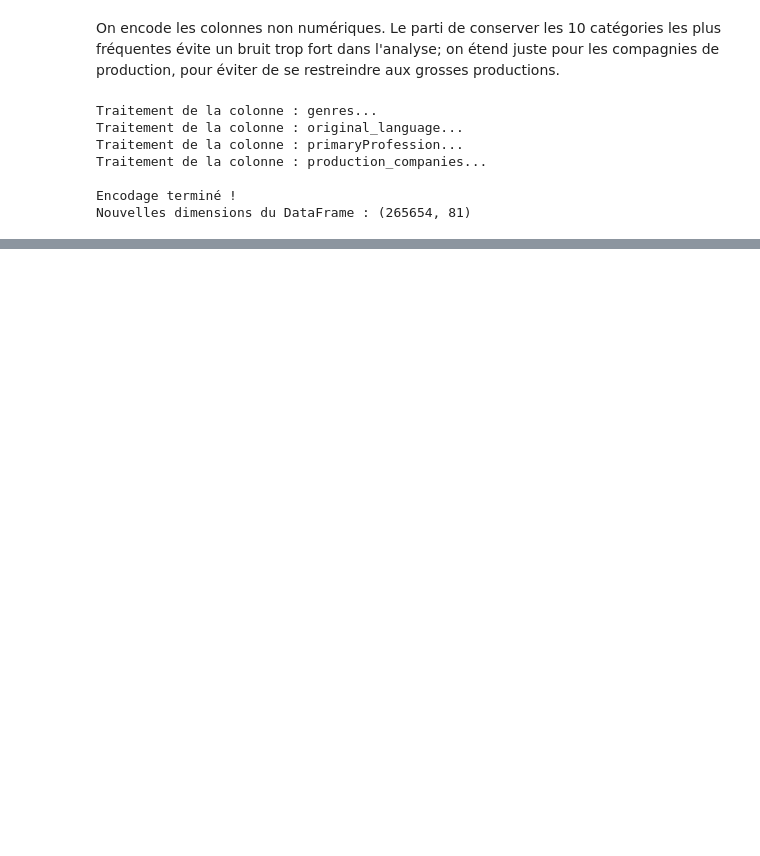
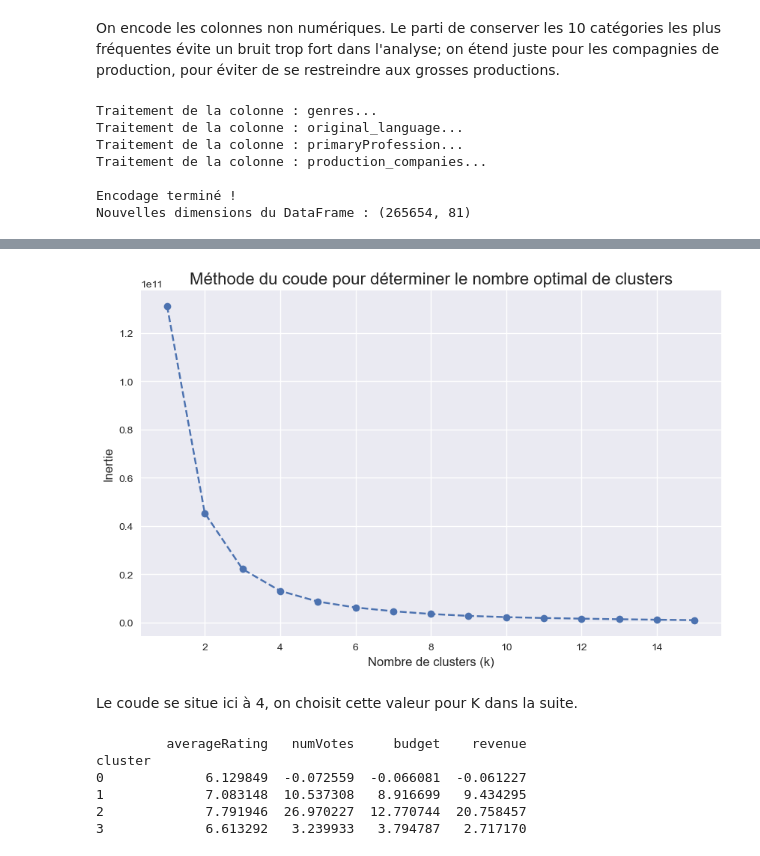
Before and after one commit to enzo-joly/projet_python_films, a Jupyter notebook: Data analysis/analysis_IMDB_ratings.ipynb, the cells around one changed output, grey strips where cells are left out. Cells and saved outputs as stored; diff of their text form; code cells hidden in the pictures; blank space fills up the shorter version.

```diff
--- a/Data analysis/analysis_IMDB_ratings.ipynb
+++ b/Data analysis/analysis_IMDB_ratings.ipynb
@@ -507,0 +661,37 @@ Nouvelles dimensions du DataFrame : (265654, 81)
+# %%
+inertias=[]
+k_range=range(1,16)
+
+for k in k_range:
+    model=KMeans(n_clusters=k,random_state=42,n_init=10)
+    model.fit(X)
+    inertias.append(model.inertia_)
+
+plt.figure(figsize=(10,6))
+plt.plot(k_range,inertias,marker='o', linestyle='--')
+plt.title("Méthode du coude pour déterminer le nombre optimal de clusters", fontsize=16)
+plt.xlabel("Nombre de clusters (k)", fontsize=12)
+plt.ylabel("Inertie", fontsize=12)
+plt.show()
+# %% [output]
+[figure, added]
+# %% [markdown]
+Le coude se situe ici à 4, on choisit cette valeur pour K dans la suite.
+# %%
+optimal_k=4
+
+kmeans=KMeans(n_clusters=optimal_k,random_state=42,n_init=10)
+
+clusters=kmeans.fit_predict(X)
+
+df_test['cluster']=clusters
+
+analysis=df_test.groupby('cluster')[['averageRating','numVotes','budget','revenue']].mean()
+print(analysis)
+# %% [output]
+         averageRating   numVotes     budget    revenue
+cluster
+0             6.129849  -0.072559  -0.066081  -0.061227
+1             7.083148  10.537308   8.916699   9.434295
+2             7.791946  26.970227  12.770744  20.758457
+3             6.613292   3.239933   3.794787   2.717170
```
Also changed, not shown: parts of 14 cells of this notebook.
